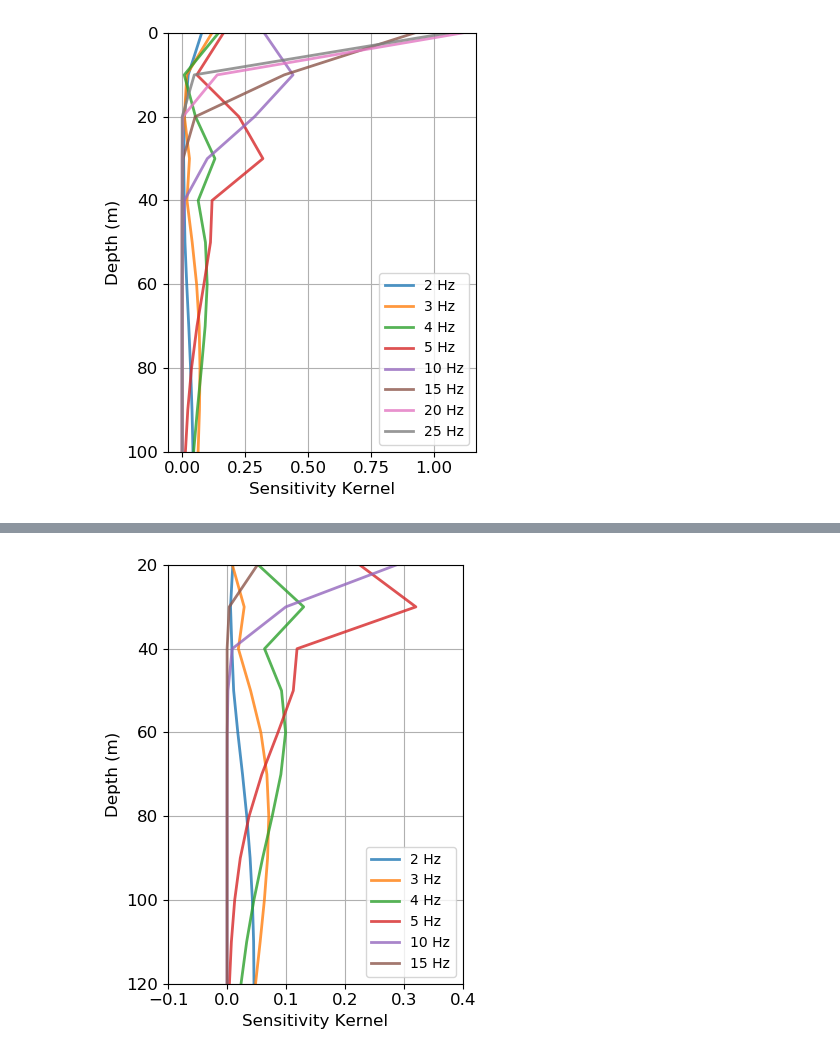
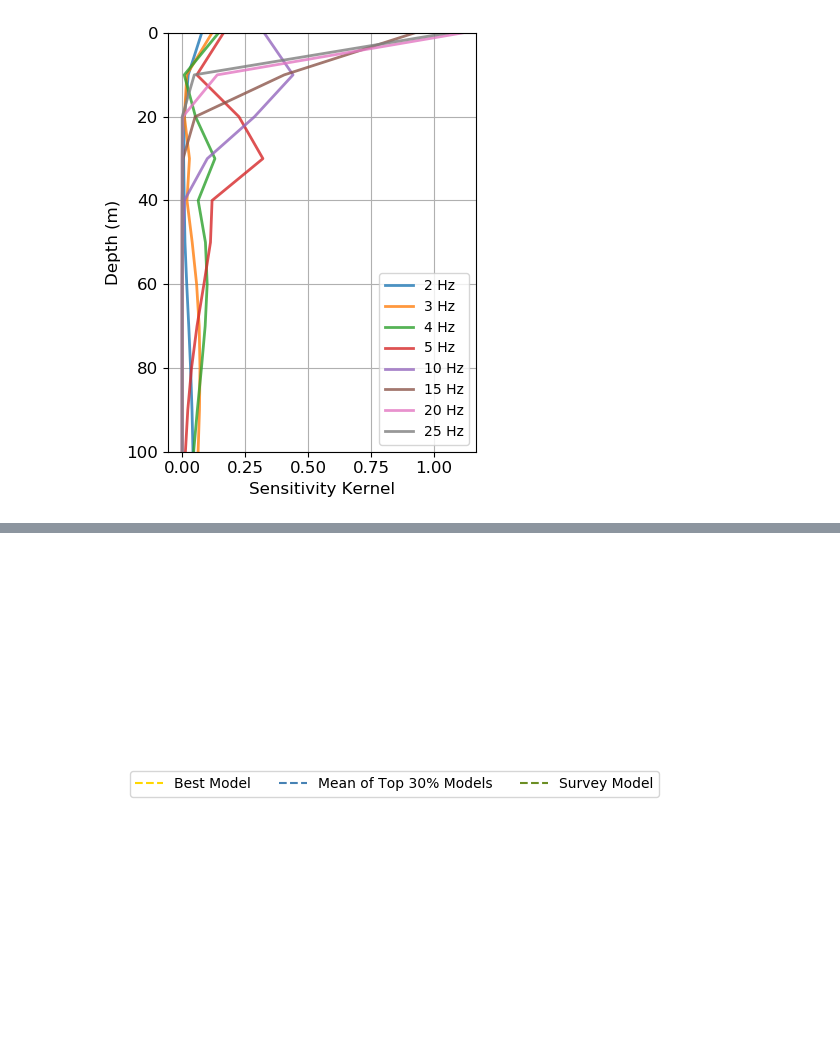
Before and after one commit to jingxiaoliu/das_diff_veh, a Jupyter notebook: inversion_diff_weight.ipynb, the cells around one changed output, grey strips where cells are left out. Cells and saved outputs as stored; diff of their text form; code cells hidden in the pictures.

```diff
--- a/inversion_diff_weight.ipynb
+++ b/inversion_diff_weight.ipynb
@@ -649,22 +629,18 @@ plt.show()
-# %%
-plt.figure(figsize=(4, 5))
-
-for i, skr in enumerate(skrs):
-    for s in skr:
-        s.kernel[-1:] = 0.0
-        plt.plot(s.kernel, s.depth*1000, label = f"{freqs_[i]} Hz", linewidth=2.0, alpha=0.8)
-
-plt.xlim([-0.1, 0.4])
-plt.ylim([20,120])
-plt.xlabel('Sensitivity Kernel', fontsize=12)
-plt.ylabel('Depth (m)', fontsize=12)
-plt.legend()
-plt.grid()
-plt.gca().invert_yaxis()
-plt.tick_params(axis='both', which='major', labelsize=12)
-# plt.title('Rayleigh-wave (Phase)', fontsize=12)
-plt.tight_layout()
-plt.savefig(f'figures/sensitivity_zoom.svg', format='svg')
-plt.show()
-# %% [output]
-[figure, removed]
+# %%
+import matplotlib.lines as mlines
+
+fig, ax = plt.subplots()
+
+best_model_line = mlines.Line2D([], [], color='gold', linestyle='--', label='Best Model')
+mean_top30_line = mlines.Line2D([], [], color='steelblue', linestyle='--', label='Mean of Top 30% Models')
+survey_model_line = mlines.Line2D([], [], color='olivedrab', linestyle='--', label='Survey Model')
+
+ax.legend(handles=[best_model_line, mean_top30_line, survey_model_line], loc='center', ncol=3)
+
+ax.axis('off')
+
+plt.tight_layout()
+plt.savefig('figures/inversion_legend.svg', format='svg')
+plt.show()
+# %% [output]
+[figure, added]
```
Also changed, not shown: parts of 6 cells of this notebook, 19 other files.
